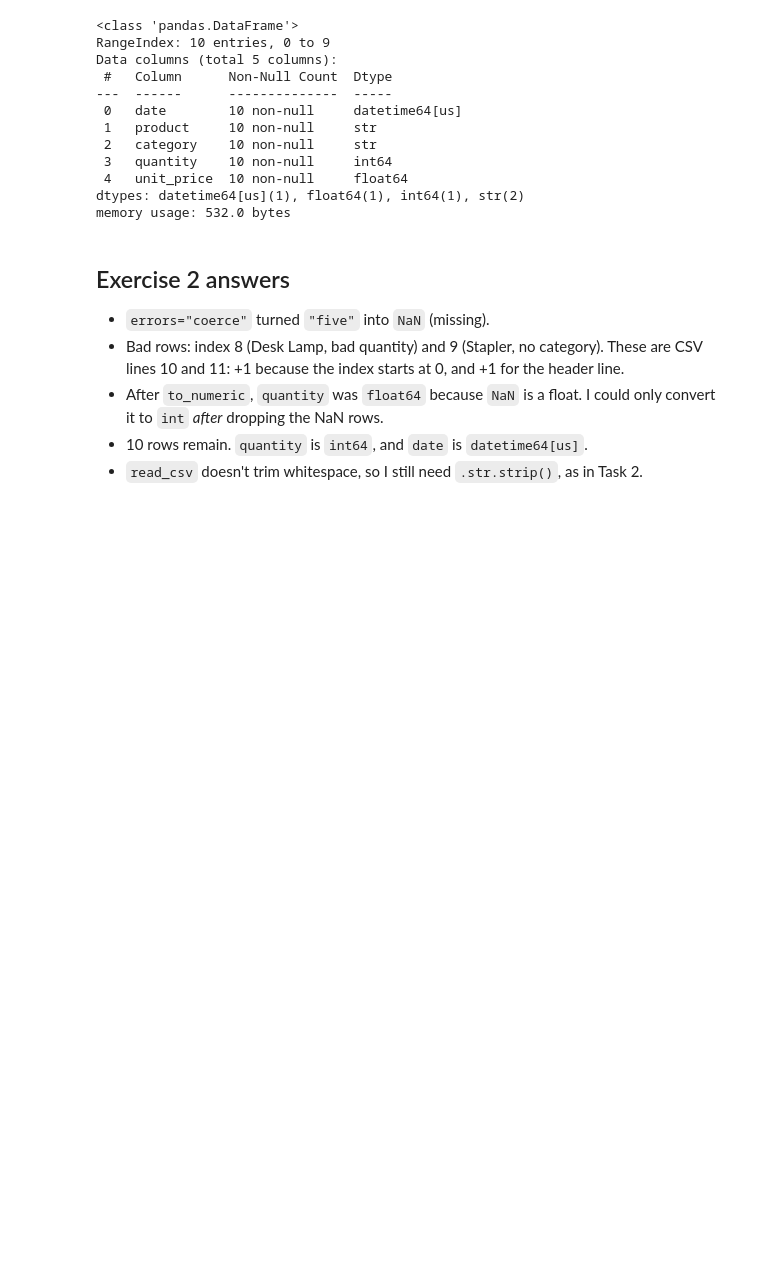
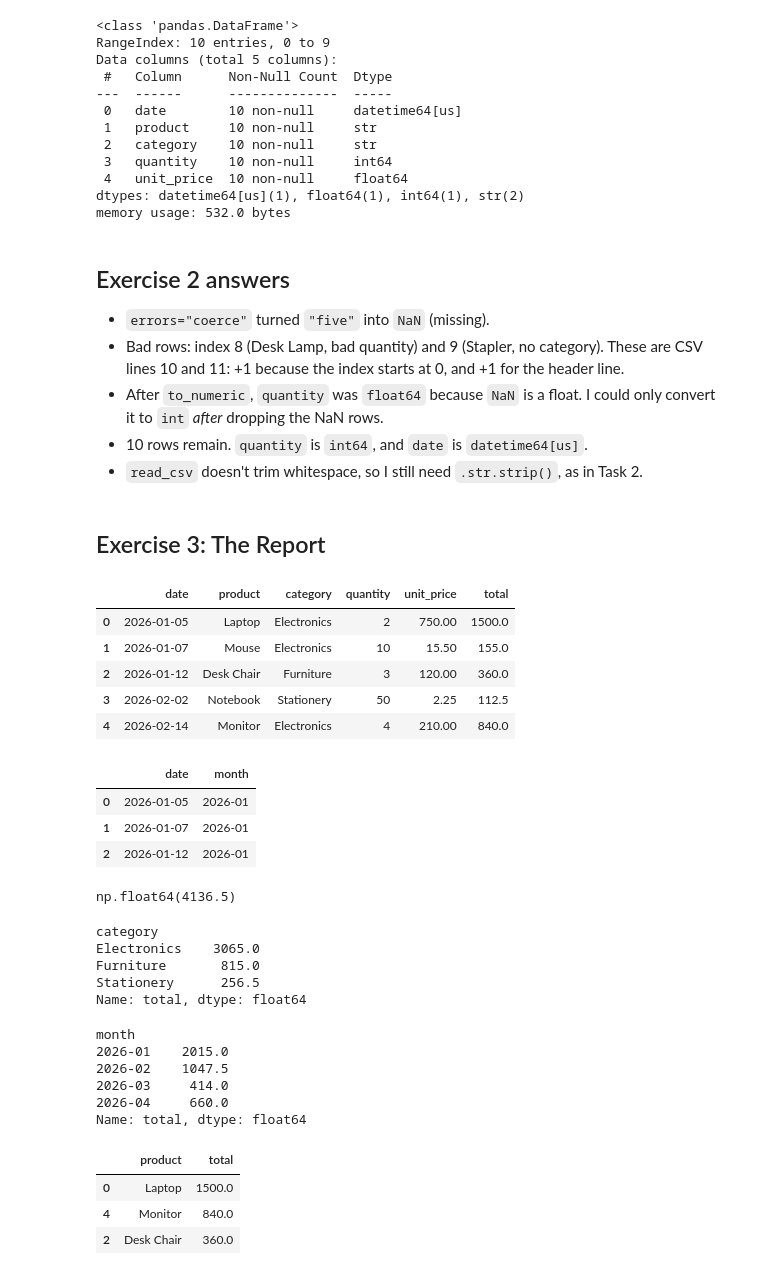
Before and after one commit to adam-c4d/pythonllm-practise, a Jupyter notebook: 02_data/sales_pandas.ipynb, the cells around one changed output. Drawn from its saved outputs; the diff is of its cells as text; code cells hidden in the pictures; blank space fills up the shorter version.

Commit message:
Task 3 Ex 3: report with pandas

```diff
--- a/02_data/sales_pandas.ipynb
+++ b/02_data/sales_pandas.ipynb
@@ -232,3 +232,51 @@ memory usage: 532.0 bytes
   I could only convert it to `int` *after* dropping the NaN rows.
 - 10 rows remain. `quantity` is `int64`, and `date` is `datetime64[us]`.
 - `read_csv` doesn't trim whitespace, so I still need `.str.strip()`, as in Task 2.
+# %% [markdown]
+## Exercise 3:  The Report
+# %%
+df["total"] = df["quantity"] * df["unit_price"]
+df.head()
+# %% [output]
+|  | date | product | category | quantity | unit_price | total |
+| 0 | 2026-01-05 | Laptop | Electronics | 2 | 750.00 | 1500.0 |
+| 1 | 2026-01-07 | Mouse | Electronics | 10 | 15.50 | 155.0 |
+| 2 | 2026-01-12 | Desk Chair | Furniture | 3 | 120.00 | 360.0 |
+| 3 | 2026-02-02 | Notebook | Stationery | 50 | 2.25 | 112.5 |
+| 4 | 2026-02-14 | Monitor | Electronics | 4 | 210.00 | 840.0 |
+# %%
+df["month"] = df["date"].dt.strftime("%Y-%m")
+df[["date", "month"]].head(3)
+# %% [output]
+|  | date | month |
+| 0 | 2026-01-05 | 2026-01 |
+| 1 | 2026-01-07 | 2026-01 |
+| 2 | 2026-01-12 | 2026-01 |
+# %%
+df["total"].sum()
+# %% [output]
+np.float64(4136.5)
+# %%
+df.groupby("category")["total"].sum()
+# %% [output]
+category
+Electronics    3065.0
+Furniture       815.0
+Stationery      256.5
+Name: total, dtype: float64
+# %%
+df.groupby("month")["total"].sum()
+# %% [output]
+month
+2026-01    2015.0
+2026-02    1047.5
+2026-03     414.0
+2026-04     660.0
+Name: total, dtype: float64
+# %%
+df.nlargest(3, "total")[["product","total"]]
+# %% [output]
+|  | product | total |
+| 0 | Laptop | 1500.0 |
+| 4 | Monitor | 840.0 |
+| 2 | Desk Chair | 360.0 |
```
Also changed, not shown: parts of 4 cells of this notebook, 1 other file.
